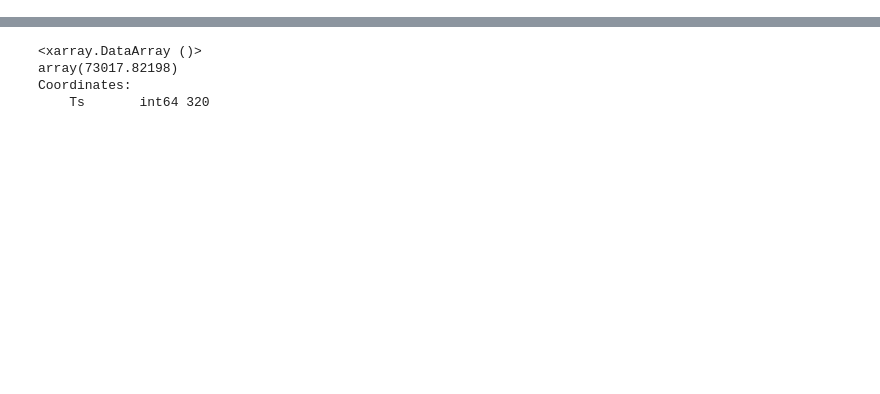
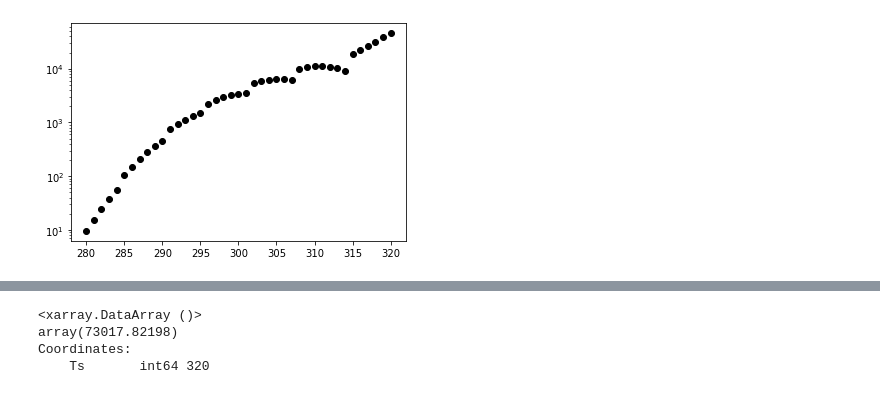
Before and after one commit to AndrewILWilliams/ECS_bump, a Jupyter notebook: Data/PyRADS/intermediate_plotting.ipynb, the cells around one changed output, grey strips where cells are left out. Cells and saved outputs as stored; diff of their text form; code cells hidden in the pictures; blank space fills up the shorter version.

```diff
--- a/Data/PyRADS/intermediate_plotting.ipynb
+++ b/Data/PyRADS/intermediate_plotting.ipynb
@@ -22,20 +6,4 @@ array([ 1.0465e+04, -2.0700e-01])
 temps = np.array([280, 281, 282, 283, 284, 285, 286, 287, 288, 289,
                   290, 291, 292, 293, 294, 295, 296, 297, 298, 299,
                   300, 301, 302, 303, 304, 305, 306, 307, 308, 309,
-                  310, 311, 312,           315, 316, 317, 318, 319, 320])
+                  310, 311, 312, 313, 314, 315, 316, 317, 318, 319, 320])
-# %%
-import os
-
-fig, ax = plt.subplots()
-
-for temp in temps:
-    if os.path.isfile(f"co2_{temp}K_p01_imbalance.npy"):
-        arr = np.load(f"co2_{temp}K_p01_imbalance.npy")
-        print("0.01 imbalance", temp, arr)
-    else:
-        arr = np.load(f"co2_{temp}K.npy")
-        print(temp, arr)
-
-    ax.scatter(temp, arr, color='k')
-
-ax.set_yscale('log')
@@ -60,0 +10,2 @@ ax.set_yscale('log')
+# %%
+C_Ts_pyrads = xr.DataArray(np.zeros(len(temps)), dims=['Ts'], coords={'Ts': temps})
@@ -60,0 +37,8 @@ ax.set_yscale('log')
+# %%
+fig, ax = plt.subplots()
+
+ax.scatter(C_Ts_pyrads.Ts, C_Ts_pyrads, color='k')
+
+ax.set_yscale('log')
+# %% [output]
+[figure, added]
```
Also changed, not shown: parts of 11 cells of this notebook, 1 other file.
